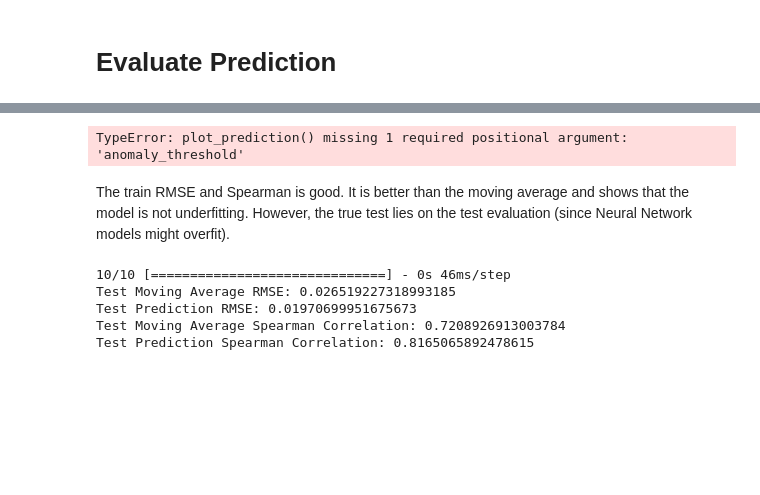
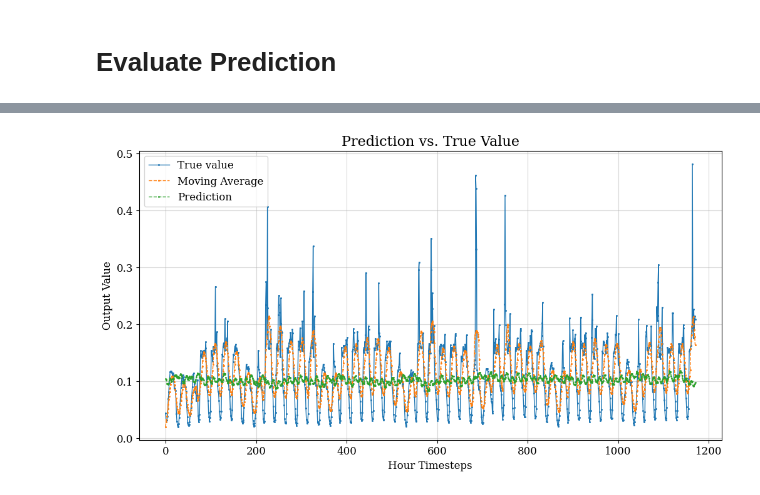
Before and after one commit to allelbhagya/r-pems, a Jupyter notebook: pems-08-trafficflowprediction.ipynb, the cells around one changed output, grey strips where cells are left out. Drawn from its saved outputs; the diff is of its cells as text; code cells hidden in the pictures; blank space fills up the shorter version.

```diff
--- a/pems-08-trafficflowprediction.ipynb
+++ b/pems-08-trafficflowprediction.ipynb
@@ -559,7 +557,4 @@ Now time to evaluate how good our model is. We add a moving average as the basel
 # %%
-import numpy as np
-import matplotlib.pyplot as plt
-
 def predict_and_calc_score(X, Y):
     # prediction of Y using the model
     pred = model.predict(X)
@@ -580,7 +575,7 @@ def predict_and_calc_score(X, Y):
 
     return Y_scaled, pred_scaled, moving_average_scaled, model_RMSE, baseline_RMSE
 
-def plot_prediction(actual, prediction, moving_average, anomaly_threshold):
+def plot_prediction(actual, prediction, moving_average):
     # Plot the actual values
     plt.plot(actual, label="True value", linestyle='-', linewidth=1, marker='s', markersize=1)
 
@@ -589,12 +584,6 @@ def plot_prediction(actual, prediction, moving_average, anomaly_threshold):
 
     # Plot the predicted values
     plt.plot(prediction, label="Prediction", linestyle='--', linewidth=1, marker='o', markersize=1)
-
-    # Identify anomalies
-    anomalies = np.abs(actual - prediction) > anomaly_threshold
-
-    # Plot anomalies
-    plt.plot(np.where(anomalies)[0], actual[anomalies], 'ro', label="Anomalies")
 
     # Set the title and axis labels
     plt.title('Prediction vs. True Value', fontsize=16)
@@ -629,27 +618,5 @@ Train Prediction Spearman Correlation: 0.8033427552981318
 # %%
-# location = 3
-# plot_prediction(train_actual[:,location], train_prediction[:,location], train_moving_average[:,location])
+location = 3
+plot_prediction(train_actual[:,location], train_prediction[:,location], train_moving_average[:,location])
 # %% [output]
-TypeError: plot_prediction() missing 1 required positional argument: 'anomaly_threshold'
+[figure, added]
-# %% [markdown]
-The train RMSE and Spearman is good. It is better than the moving average and shows that the model is not underfitting. However, the true test lies on the test evaluation (since Neural Network models might overfit).
-# %%
-test_actual, test_prediction, test_moving_average, test_RMSE, baseline_RMSE = \
-    predict_and_calc_score(test_X, test_Y)
-
-print("Test Moving Average RMSE:", baseline_RMSE)
-print("Test Prediction RMSE:", test_RMSE)
-
-corr, pval = stats.spearmanr(test_actual, test_moving_average)
-mov_spearman_corr = np.mean(corr)
-corr, pval = stats.spearmanr(test_actual, test_prediction)
-pred_spearman_corr = np.mean(corr)
-
-print("Test Moving Average Spearman Correlation:", mov_spearman_corr)
-print("Test Prediction Spearman Correlation:", pred_spearman_corr)
-# %% [output]
-10/10 [==============================] - 0s 46ms/step
-Test Moving Average RMSE: 0.026519227318993185
-Test Prediction RMSE: 0.01970699951675673
-Test Moving Average Spearman Correlation: 0.7208926913003784
-Test Prediction Spearman Correlation: 0.8165065892478615
```
Also changed, not shown: parts of 10 cells of this notebook, 7 other files.
